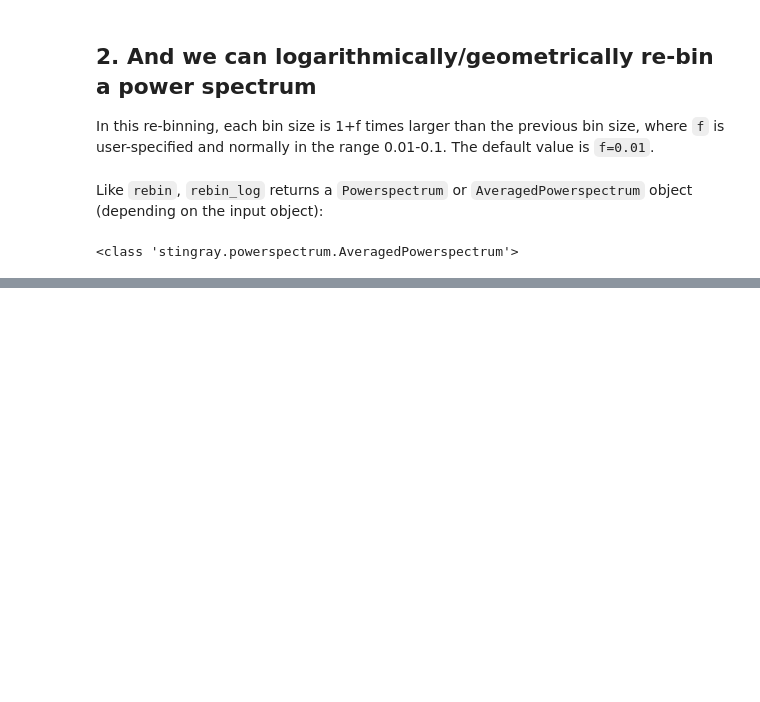
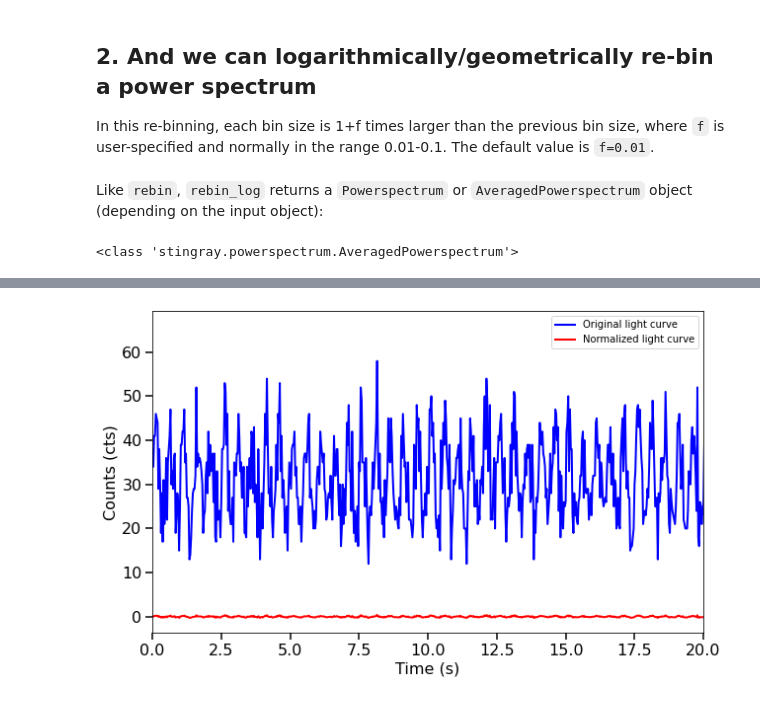
Before and after one commit to StingraySoftware/notebooks, a Jupyter notebook: Powerspectrum/Powerspectrum_tutorial.ipynb, the cells around one changed output, grey strips where cells are left out. Cells and saved outputs as stored; diff of their text form; code cells hidden in the pictures; blank space fills up the shorter version.

```diff
--- a/Powerspectrum/Powerspectrum_tutorial.ipynb
+++ b/Powerspectrum/Powerspectrum_tutorial.ipynb
@@ -251,0 +259,20 @@ print(type(lin_rb_ps))
+# %%
+long_norm = (long_noisy - long_noisy.mean()) / long_noisy.max()
+err = np.sqrt(long_noisy.mean()) / long_noisy.max()
+
+long_lc_gauss = Lightcurve(long_times, long_norm, err=np.zeros_like(long_norm) + err, dt=long_dt, skip_checks=True, err_dist='gauss')
+
+fig, ax = plt.subplots(1,1,figsize=(10, 6))
+ax.plot(long_lc.time, long_lc.counts, lw=2, color='blue', label='Original light curve')
+ax.plot(long_lc_gauss.time, long_lc_gauss.counts, lw=2, color='red', label='Normalized light curve')
+ax.set_xlim(0,20)
+ax.set_xlabel("Time (s)", fontproperties=font_prop)
+ax.set_ylabel("Counts (cts)", fontproperties=font_prop)
+ax.tick_params(axis='x', labelsize=16)
+ax.tick_params(axis='y', labelsize=16)
+ax.tick_params(which='major', width=1.5, length=7)
+ax.tick_params(which='minor', width=1.5, length=4)
+plt.legend()
+plt.show()
+# %% [output]
+[figure, added]
```
Also changed, not shown: parts of 12 cells of this notebook.
